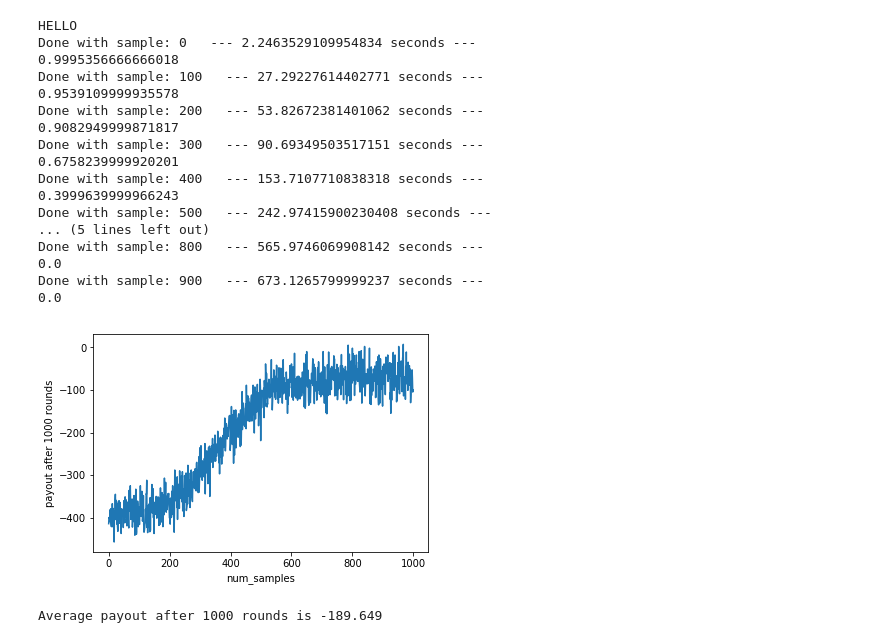
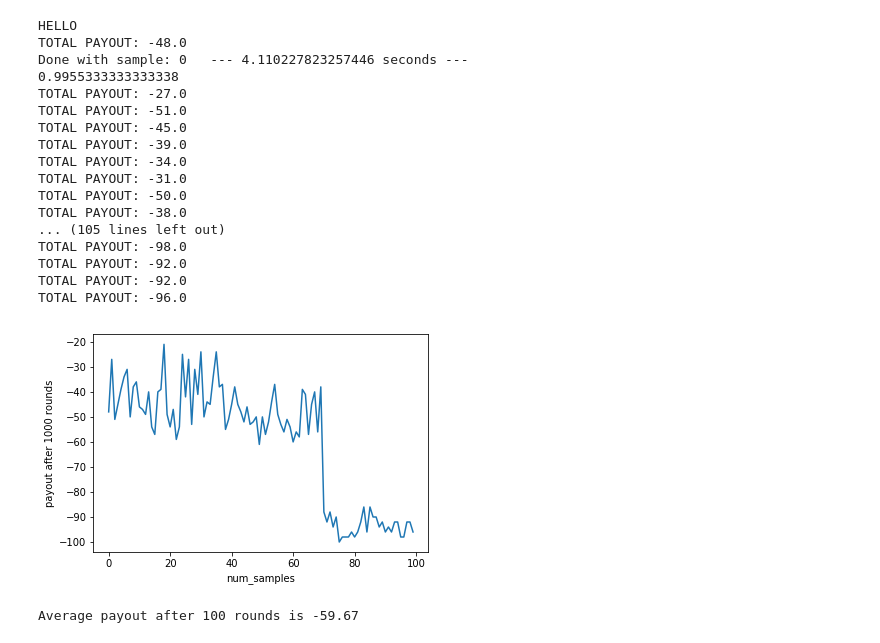
Before and after one commit to ml874/Blackjack--Reinforcement-Learning, a Jupyter notebook: Blackjack- DQN (Only Hit or Stand).ipynb, the cells around one changed output. Saved outputs shown, nothing was run; the diff lists cells and outputs as text; code cells hidden in the pictures.

```diff
--- a/Blackjack- DQN (Only Hit or Stand).ipynb
+++ b/Blackjack- DQN (Only Hit or Stand).ipynb
@@ -6,7 +6,7 @@ env = gym.make('Blackjack-v0')
 env.seed(0)
 env.reset()
 
-num_rounds = 1000 # Payout calculated over num_rounds
+num_rounds = 100 # Payout calculated over num_rounds
 num_samples = 100 # num_rounds simulated over num_samples
 
 average_payouts = []
@@ -62,8 +62,8 @@ def normal_strategy(player_sum, dealer_up_card):
 # assert (normal_strategy(15, 1)) == 1
 
 
-num_rounds = 1000 # Payout calculated over num_rounds
-num_samples = 1000 # num_rounds simulated over num_samples
+num_rounds = 100 # Payout calculated over num_rounds
+num_samples = 100 # num_rounds simulated over num_samples
 total_payout = 0 # to store total payout over 'num_rounds'
 
 average_payouts = []
@@ -223,10 +237,8 @@ start_time = time.time()
 
 # print(agent.model)
 
-num_rounds = 1000 # Payout calculated over num_rounds
-num_samples = 1000 # num_rounds simulated over num_samples
-
-batch_size = 40
+num_rounds = 100 # Payout calculated over num_rounds
+num_samples = 100 # num_rounds simulated over num_samples
 
 agent = DQNAgent(env=env, epsilon=1.0, alpha=0.001, gamma=0.1, time=num_rounds*num_samples)
 
@@ -242,59 +254,75 @@ for sample in range(num_samples):
     while round <= num_rounds:
 
 #         print(state)
+#         print(done)
         action = agent.choose_action(state)
-#         print(action)
+#         print('action: ' + str(action))
         next_state, payout, done, _ = env.step(action)
 #         print(next_state)
         next_state = np.reshape(next_state, [1,3])
 
 #         print(next_state)
-#         print(payout)
-#         print(type(state))
-        agent.remember(state, action, payout, next_state, done)
+#         print('payout: ' + str(payout))
+#         print('-----------')
+
+#         agent.remember(state, action, payout, next_state, done)
         total_payout += payout
+        if agent.learning:
+            agent.learn([state, action, payout, next_state, done])
+
         state = next_state
+        state = np.reshape(state, [1,3])
+
+
 
         if done:
             state = env.reset() # Environment deals new cards to player and dealer
             state = np.reshape(state, [1,3])
             round += 1
 
+
+
+
+
+
+#     if len(agent.memory) > batch_size:
+#         print(agent.memory)
+
+
+
     average_payouts.append(total_payout)
+    print('TOTAL PAYOUT: ' + str(total_payout))
 
-    if len(agent.memory) > batch_size:
-#         print(agent.memory)
-        agent.replay(batch_size)
-    if sample % 100 == 0:
+    if sample % 10 == 0:
         print('Done with sample: ' + str(sample) + str("   --- %s seconds ---" % (time.time() - start_time)))
         print(agent.epsilon)
 
 
 # Plot payout per 1000 episodes for each value of 'sample'
 
 plt.plot(average_payouts)
 plt.xlabel('num_samples')
 plt.ylabel('payout after 1000 rounds')
 plt.show()
 
 print ("Average payout after {} rounds is {}".format(num_rounds, sum(average_payouts)/(num_samples)))
 # %% [output]
 HELLO
-Done with sample: 0   --- 2.2463529109954834 seconds ---
-0.9995356666666018
-Done with sample: 100   --- 27.29227614402771 seconds ---
-0.9539109999935578
-Done with sample: 200   --- 53.82672381401062 seconds ---
-0.9082949999871817
-Done with sample: 300   --- 90.69349503517151 seconds ---
-0.6758239999920201
-Done with sample: 400   --- 153.7107710838318 seconds ---
-0.3999639999966243
-Done with sample: 500   --- 242.97415900230408 seconds ---
-... (5 lines left out)
-Done with sample: 800   --- 565.9746069908142 seconds ---
-0.0
-Done with sample: 900   --- 673.1265799999237 seconds ---
-0.0
+TOTAL PAYOUT: -48.0
+Done with sample: 0   --- 4.110227823257446 seconds ---
+0.9955333333333338
+TOTAL PAYOUT: -27.0
+TOTAL PAYOUT: -51.0
+TOTAL PAYOUT: -45.0
+TOTAL PAYOUT: -39.0
+TOTAL PAYOUT: -34.0
+TOTAL PAYOUT: -31.0
+TOTAL PAYOUT: -50.0
+TOTAL PAYOUT: -38.0
+... (105 lines left out)
+TOTAL PAYOUT: -98.0
+TOTAL PAYOUT: -92.0
+TOTAL PAYOUT: -92.0
+TOTAL PAYOUT: -96.0
-[figure, old version]
+[figure, new version]
-Average payout after 1000 rounds is -189.649
+Average payout after 100 rounds is -59.67
```
Also changed, not shown: parts of 3 cells of this notebook, 1 other file.
